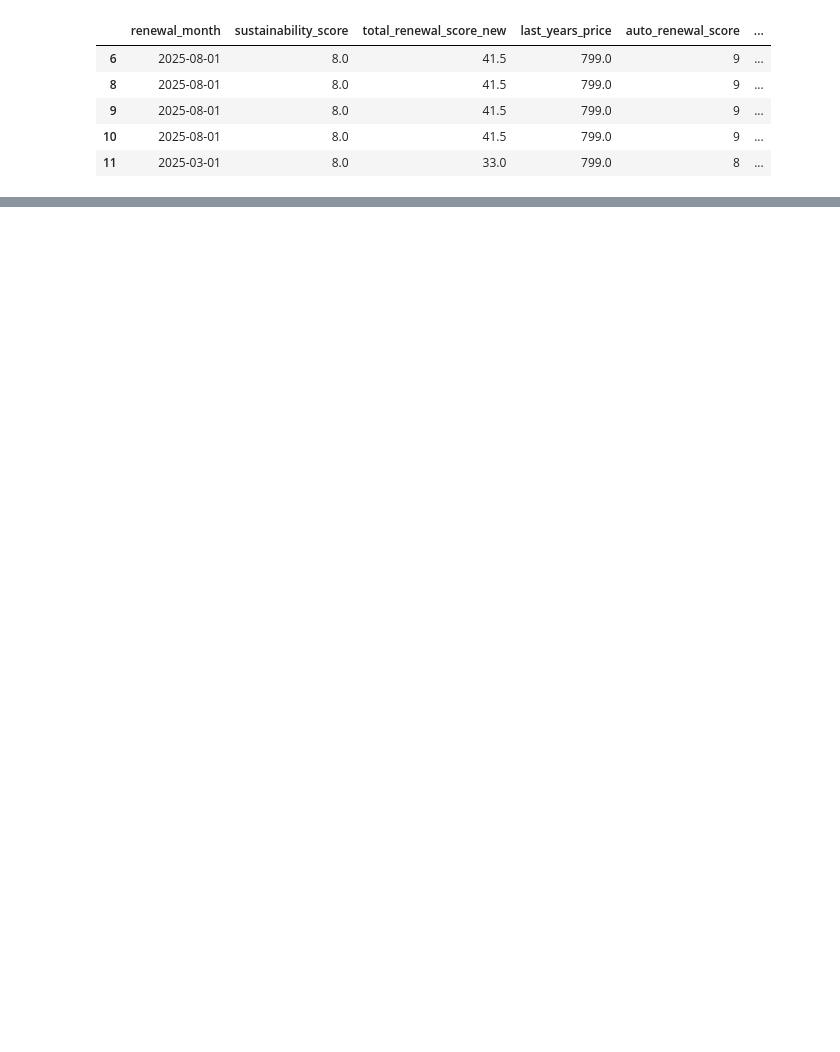
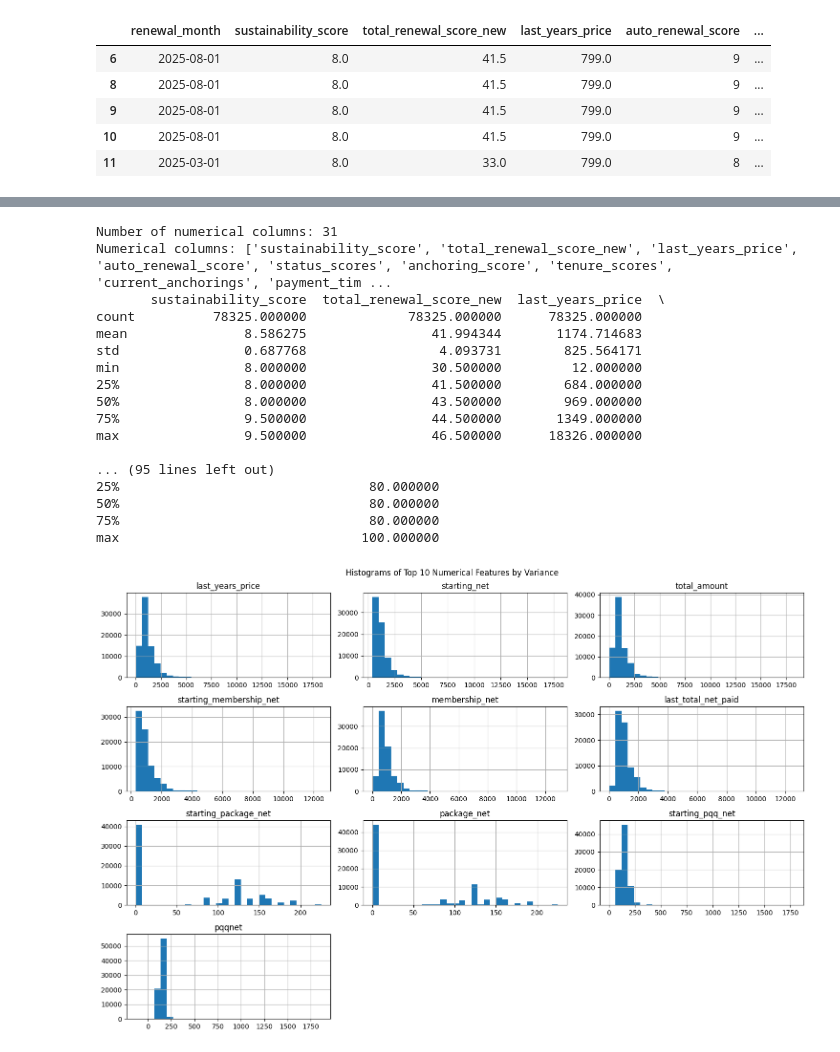
Before and after one commit to Slegendz/churn-prediction-project, a Jupyter notebook: notebooks/02_feature_engineering/01_unique_rows_method/method_1_1.ipynb, the cells around one changed output, grey strips where cells are left out. Cells and saved outputs as stored; diff of their text form; code cells hidden in the pictures; blank space fills up the shorter version.

```diff
--- a/notebooks/02_feature_engineering/01_unique_rows_method/method_1_1.ipynb
+++ b/notebooks/02_feature_engineering/01_unique_rows_method/method_1_1.ipynb
@@ -301,0 +488,43 @@ Name: count, dtype: int64
+# %%
+# Numerical features EDA
+num_cols = df_eda.select_dtypes(include=['int64', 'float64']).columns
+print(f"Number of numerical columns: {len(num_cols)}")
+print("Numerical columns:", list(num_cols))
+
+# Summary statistics
+print(df_eda[num_cols].describe())
+
+# Histograms for numerical features (top 10 by variance to avoid overload)
+top_num = df_eda[num_cols].var().sort_values(ascending=False).head(10).index
+df_eda[top_num].hist(figsize=(15, 10), bins=30)
+plt.suptitle('Histograms of Top 10 Numerical Features by Variance')
+plt.tight_layout()
+plt.show()
+
+# Correlation matrix for numerical features (heatmap for top correlated)
+corr_matrix = df_eda[num_cols].corr()
+plt.figure(figsize=(12, 10))
+# Show only correlations > 0.5 or < -0.5
+mask = (corr_matrix.abs() < 0.5)
+sns.heatmap(corr_matrix, mask=mask, annot=False, cmap='coolwarm', center=0)
+plt.title('Correlation Matrix (showing |corr| > 0.5)')
+plt.show()
+# %% [output]
+Number of numerical columns: 31
+Numerical columns: ['sustainability_score', 'total_renewal_score_new', 'last_years_price', 'auto_renewal_score', 'status_scores', 'anchoring_score', 'tenure_scores', 'current_anchorings', 'payment_tim ...
+       sustainability_score  total_renewal_score_new  last_years_price  \
+count          78325.000000             78325.000000      78325.000000
+mean               8.586275                41.994344       1174.714683
+std                0.687768                 4.093731        825.564171
+min                8.000000                30.500000         12.000000
+25%                8.000000                41.500000        684.000000
+50%                8.000000                43.500000        969.000000
+75%                9.500000                44.500000       1349.000000
+max                9.500000                46.500000      18326.000000
+
+... (95 lines left out)
+25%                                80.000000
+50%                                80.000000
+75%                                80.000000
+max                               100.000000
+[figure, added]
```
Also changed, not shown: parts of 22 cells of this notebook.
